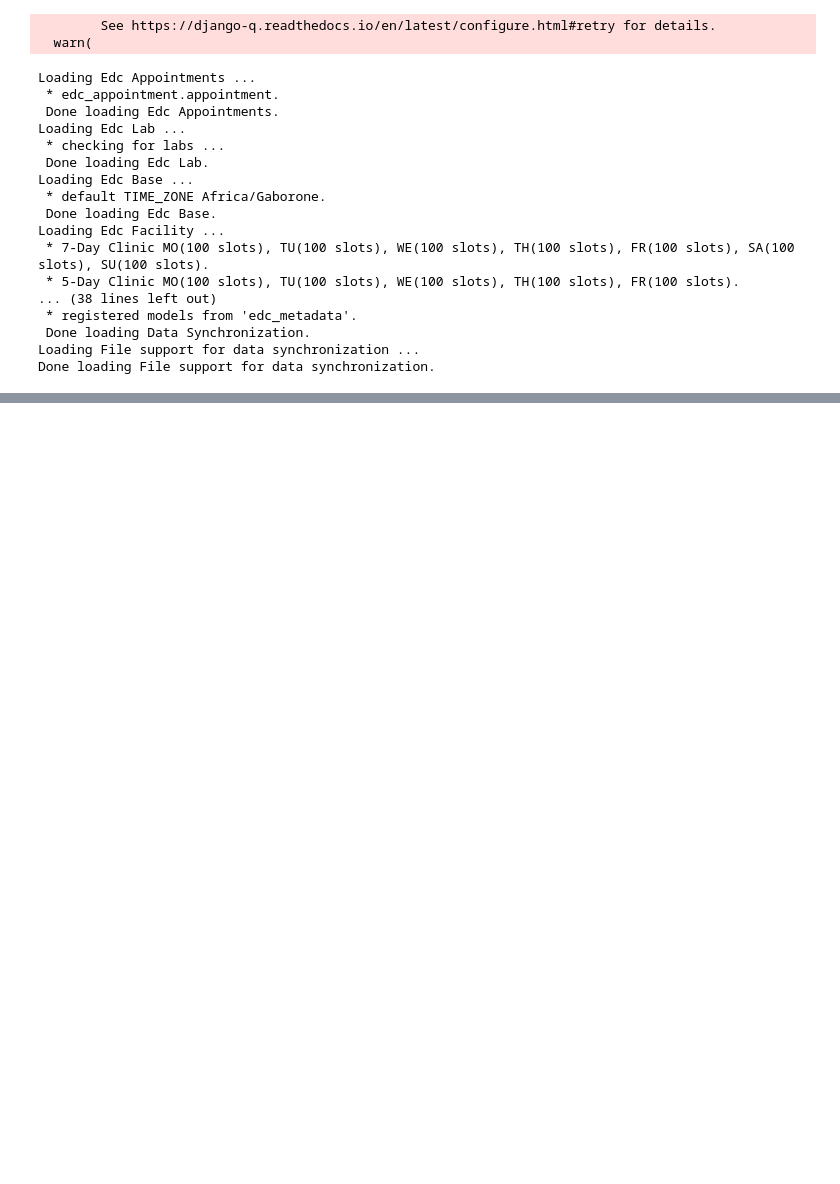
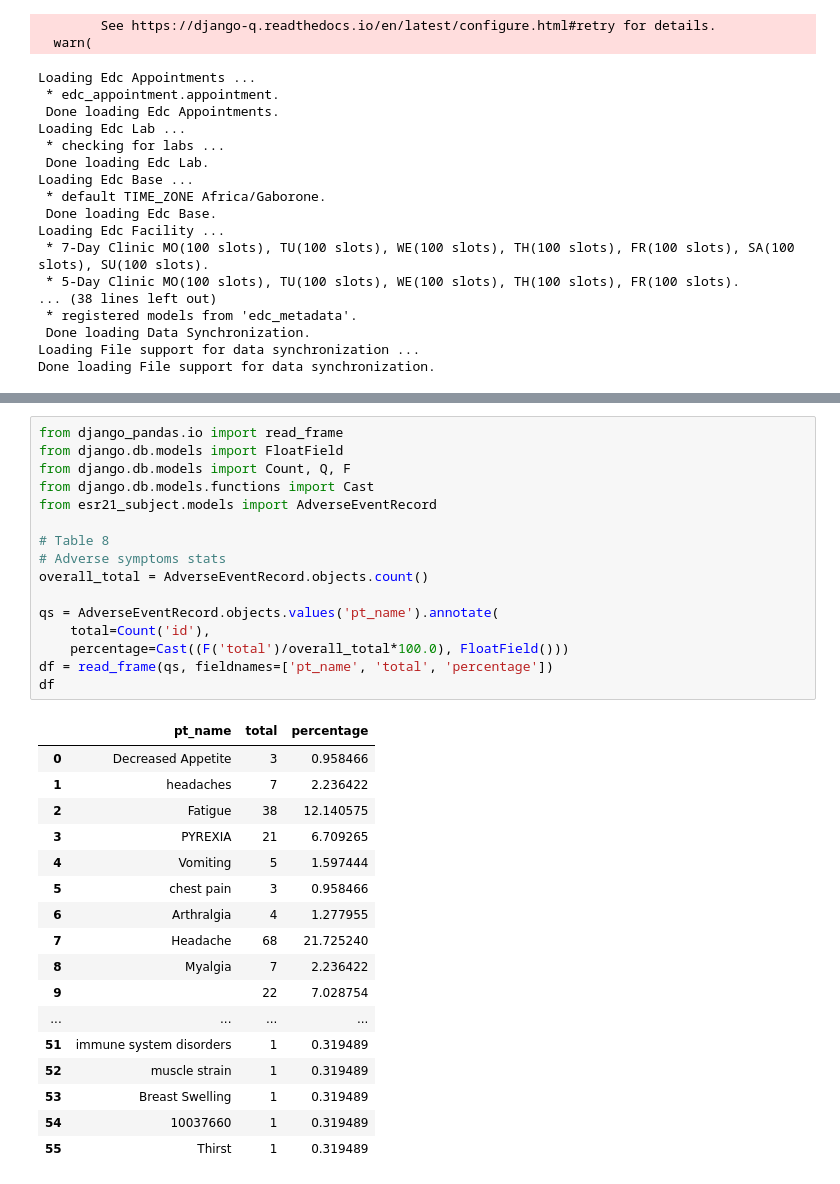
Before and after one commit to geek911/esr21, a Jupyter notebook: azd_stats_reports.ipynb, the cells around one changed output, grey strips where cells are left out. Saved outputs shown, nothing was run; the diff lists cells and outputs as text; blank space fills up the shorter version.

Commit message:
update azd stats report notebook

```diff
--- a/azd_stats_reports.ipynb
+++ b/azd_stats_reports.ipynb
@@ -171,3 +184,37 @@ esr21_44  December       84
           November      536
           October        73
 Name: total_entries, dtype: int64
+# %%
+from django_pandas.io import read_frame
+from django.db.models import FloatField
+from django.db.models import Count, Q, F
+from django.db.models.functions import Cast
+from esr21_subject.models import AdverseEventRecord
+
+# Table 8
+# Adverse symptoms stats
+overall_total = AdverseEventRecord.objects.count()
+
+qs = AdverseEventRecord.objects.values('pt_name').annotate(
+    total=Count('id'),
+    percentage=Cast((F('total')/overall_total*100.0), FloatField()))
+df = read_frame(qs, fieldnames=['pt_name', 'total', 'percentage'])
+df
+# %% [output]
+|  | pt_name | total | percentage |
+| 0 | Decreased Appetite | 3 | 0.958466 |
+| 1 | headaches | 7 | 2.236422 |
+| 2 | Fatigue | 38 | 12.140575 |
+| 3 | PYREXIA | 21 | 6.709265 |
+| 4 | Vomiting | 5 | 1.597444 |
+| 5 | chest pain | 3 | 0.958466 |
+| 6 | Arthralgia | 4 | 1.277955 |
+| 7 | Headache | 68 | 21.725240 |
+| 8 | Myalgia | 7 | 2.236422 |
+| 9 |  | 22 | 7.028754 |
+| ... | ... | ... | ... |
+| 51 | immune system disorders | 1 | 0.319489 |
+| 52 | muscle strain | 1 | 0.319489 |
+| 53 | Breast Swelling | 1 | 0.319489 |
+| 54 | 10037660 | 1 | 0.319489 |
+| 55 | Thirst | 1 | 0.319489 |
```
Also changed, not shown: parts of 3 cells of this notebook.
